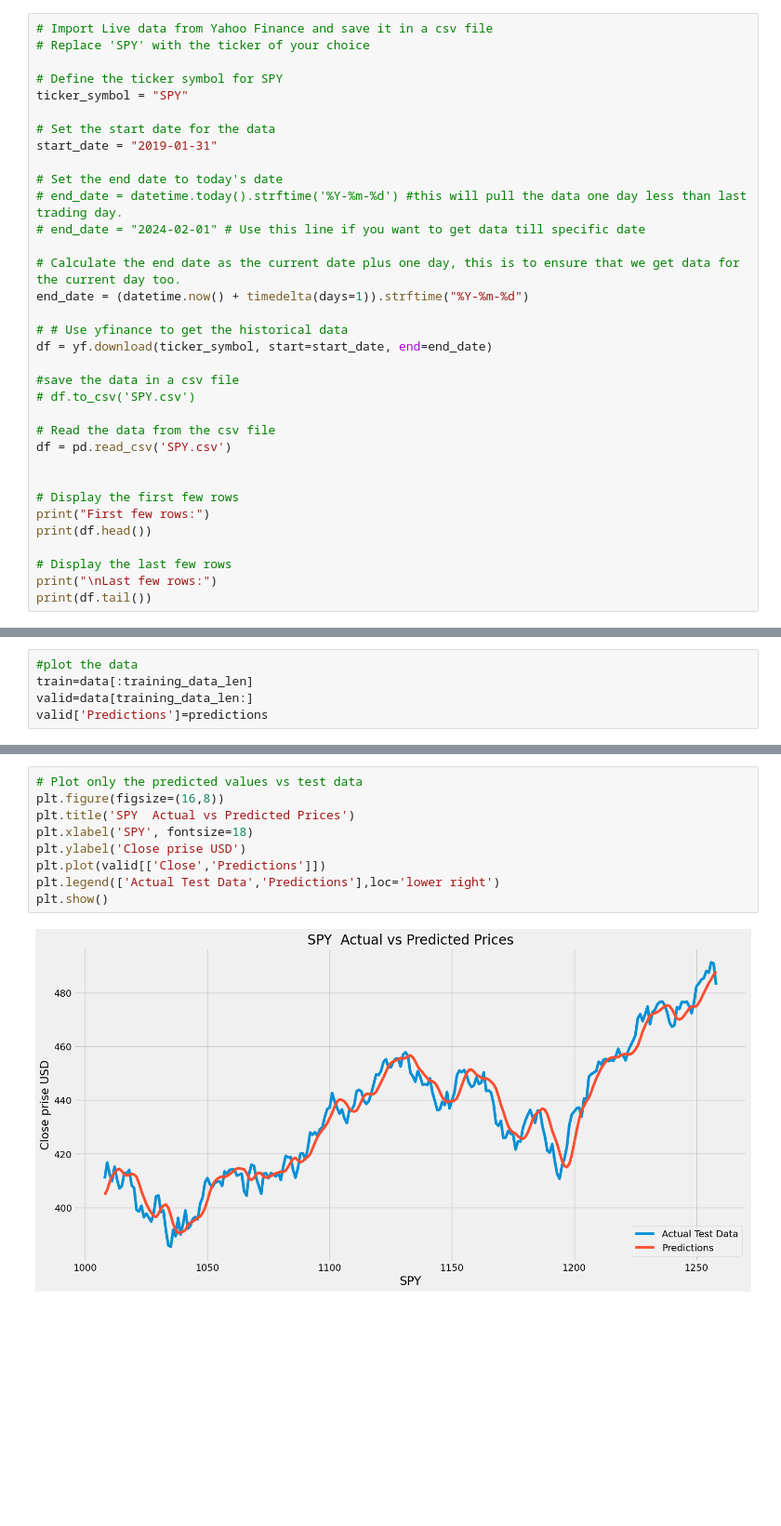
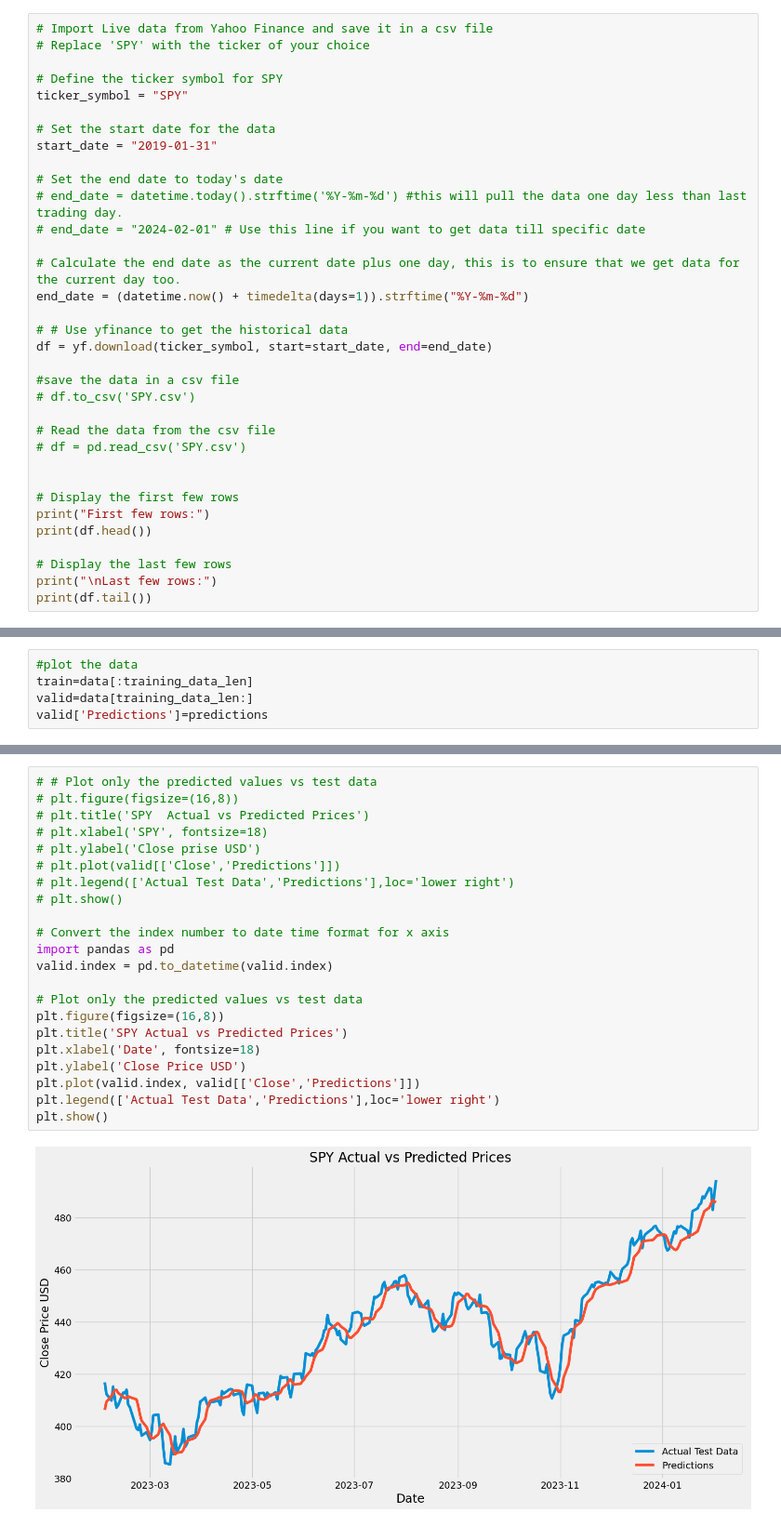
Before and after one commit to mnsair/Stock_Analysis, a Jupyter notebook: LSTN-SPY.ipynb, the cells around one changed output, grey strips where cells are left out. Shown at 93% size. Saved outputs shown, nothing was run; the diff lists cells and outputs as text; blank space fills up the shorter version.

```diff
--- a/LSTN-SPY.ipynb
+++ b/LSTN-SPY.ipynb
@@ -88,7 +88,7 @@ df = yf.download(ticker_symbol, start=start_date, end=end_date)
 # df.to_csv('SPY.csv')
 
 # Read the data from the csv file
-df = pd.read_csv('SPY.csv')
+# df = pd.read_csv('SPY.csv')
 
 
 # Display the first few rows
@@ -309,14 +310,27 @@ valid
 # %%
+# # Plot only the predicted values vs test data
+# plt.figure(figsize=(16,8))
+# plt.title('SPY  Actual vs Predicted Prices')
+# plt.xlabel('SPY', fontsize=18)
+# plt.ylabel('Close prise USD')
+# plt.plot(valid[['Close','Predictions']])
+# plt.legend(['Actual Test Data','Predictions'],loc='lower right')
+# plt.show()
+
+# Convert the index number to date time format for x axis
+import pandas as pd
+valid.index = pd.to_datetime(valid.index)
+
 # Plot only the predicted values vs test data
 plt.figure(figsize=(16,8))
-plt.title('SPY  Actual vs Predicted Prices')
-plt.xlabel('SPY', fontsize=18)
-plt.ylabel('Close prise USD')
-plt.plot(valid[['Close','Predictions']])
+plt.title('SPY Actual vs Predicted Prices')
+plt.xlabel('Date', fontsize=18)
+plt.ylabel('Close Price USD')
+plt.plot(valid.index, valid[['Close','Predictions']])
 plt.legend(['Actual Test Data','Predictions'],loc='lower right')
 plt.show()
 # %% [output]
-[figure, old version]
+[figure, new version]
 # %%
 # Code to predict the next 10 days' closing price.
 # Get the last 200 days of data
```
Also changed, not shown: parts of 14 cells of this notebook, 2 other files.
